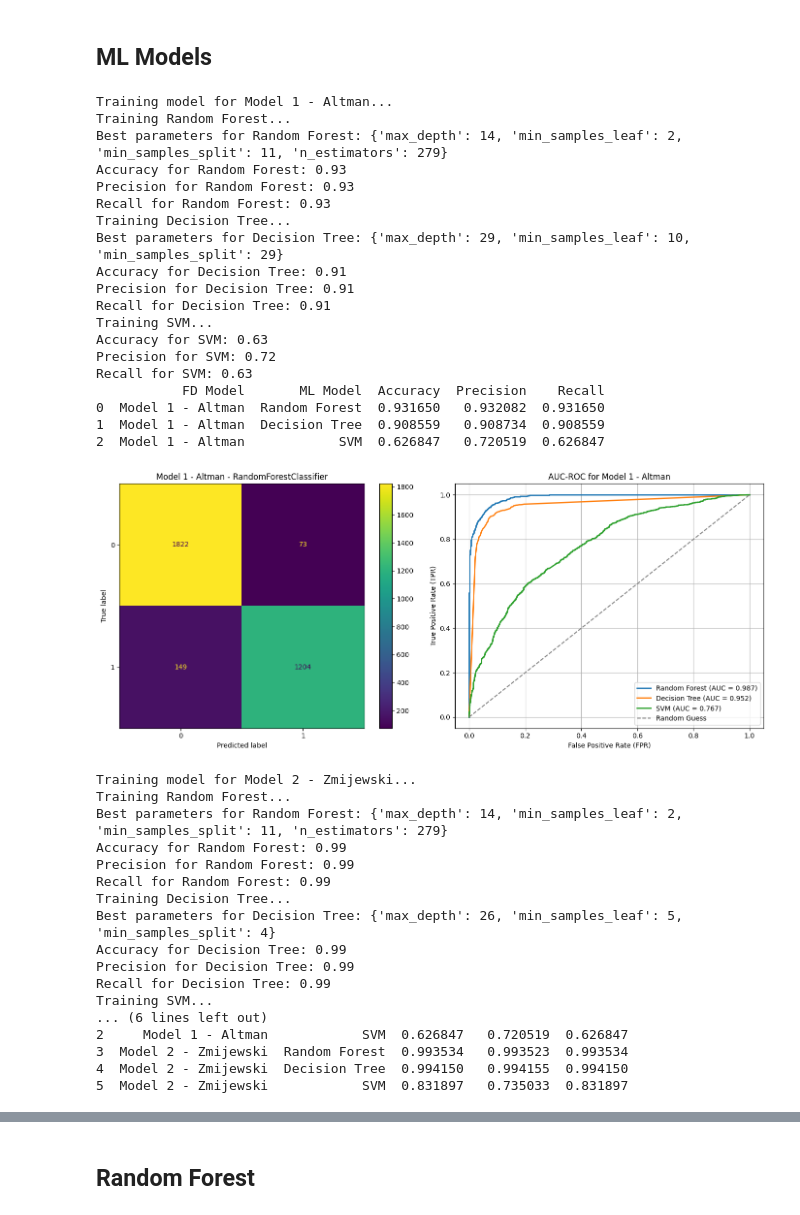
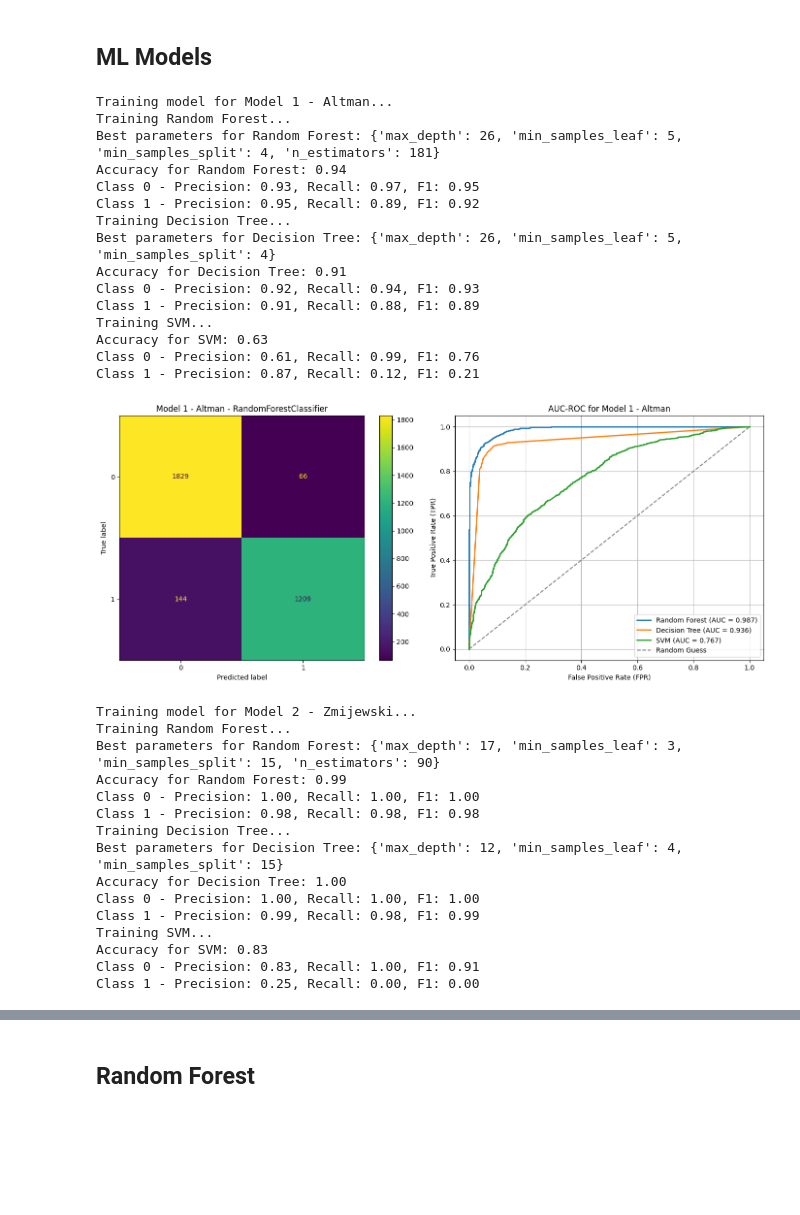
Before and after one commit to Hewhoipia/Financial-Distress-Prediction-for-Enterprises, a Jupyter notebook: FD_Example.ipynb, the cells around one changed output, grey strips where cells are left out. Cells and saved outputs as stored; diff of their text form; code cells hidden in the pictures; blank space fills up the shorter version.

```diff
--- a/FD_Example.ipynb
+++ b/FD_Example.ipynb
@@ -707,7 +707,7 @@ for FD_model in FD_iden_df.columns:
     # Calculate correlation between features and target (FD models)
     correlation_matrix = atr.corrwith(FD_iden_df[FD_model])
     correlation_df = correlation_matrix.reindex(correlation_matrix.abs().sort_values(ascending=False).index)
-    target_feature [f'{FD_model}'] = correlation_df[:8]
+    target_feature [f'{FD_model}'] = correlation_df[:10]
 
 for FD_model, feature in target_feature.items():
     print(FD_model)
@@ -757,6 +786,10 @@ performance_results = []
 # Iterate over each label column in FD_inde_df
 for FD_model in FD_iden_df.columns:
     print(f"\nTraining model for {FD_model}...")
+
+    # # Selected features
+    # filter_features = target_feature[FD_model].index.to_list()
+    # selected_features = atr[filter_features]
 
     # Splitting data
     X_train, X_test, y_train, y_test = train_test_split(atr, FD_iden_df[FD_model], test_size=0.3, random_state=42)
@@ -782,9 +815,9 @@ for FD_model in FD_iden_df.columns:
             print(f"Best parameters for {model_name}: {search.best_params_}")
         elif model_name == 'Decision Tree':
             param_distributions = {
-                'max_depth': randint(3, 300),
-                'min_samples_split': randint(2, 300),
-                'min_samples_leaf': randint(1, 300)
+                'max_depth': randint(3, 30),
+                'min_samples_split': randint(2, 30),
+                'min_samples_leaf': randint(1, 30)
             }
             search = RandomizedSearchCV(model, param_distributions, n_iter=50, scoring='accuracy', cv=10, random_state=42, n_jobs=-1)
             search.fit(X_train, y_train)
@@ -801,20 +834,25 @@ for FD_model in FD_iden_df.columns:
 
         # Evaluation
         accuracy = accuracy_score(y_test, y_pred)
-        precision = precision_score(y_test, y_pred, average='weighted')
-        recall = recall_score(y_test, y_pred, average='weighted')
+        precision = precision_score(y_test, y_pred, average=None)
+        recall = recall_score(y_test, y_pred, average=None)
+        f1 = f1_score(y_test, y_pred, average=None)
 
         print(f"Accuracy for {model_name}: {accuracy:.2f}")
-        print(f"Precision for {model_name}: {precision:.2f}")
-        print(f"Recall for {model_name}: {recall:.2f}")
+        for i, (p, r, f) in enumerate(zip(precision, recall, f1)):
+            print(f"Class {i} - Precision: {p:.2f}, Recall: {r:.2f}, F1: {f:.2f}")
 
         # Store the performance
         performance_results.append({
             'FD Model': FD_model,
             'ML Model': model_name,
             'Accuracy': accuracy,
-            'Precision': precision,
-            'Recall': recall
+            'Precision (0)': precision[0],
+            'Precision (1)': precision[1],
+            'Recall (0)': recall[0],
+            'Recall (1)': recall[1],
+            'F1 (0)': f1[0],
+            'F1 (1)': f1[1]
         })
 
         # Store the model
@@ -827,7 +865,6 @@ for FD_model in FD_iden_df.columns:
 
     # Create DataFrame to compare model performance
     performance_df = pd.DataFrame(performance_results)
-    print(performance_df)
 
     # Plot confusion matrix for the best model
     cm = confusion_matrix(y_test, best_model.predict(X_test))
@@ -839,62 +876,56 @@ for FD_model in FD_iden_df.columns:
 
     # Calculate and Plot AUC-ROC for all models
     for model_name, model in trained_ml_models.items():
         # if model_name == 'SVM':  # For SVM and other models that might need probability prediction
         #     model.probability = True
 
         # Calculate AUC-ROC if applicable
         if len(model.classes_) == 2:  # Binary classification
             y_prob = model.predict_proba(X_test)[:, 1]  # Probabilities for the positive class
             auc_score = roc_auc_score(y_test, y_prob)
             fpr, tpr, thresholds = roc_curve(y_test, y_prob)
 
             ax[1].plot(fpr, tpr, lw=2, label=f'{model_name} (AUC = {auc_score:.3f})')
 
     ax[1].plot([0, 1], [0, 1], color='gray', linestyle='--', label='Random Guess')
     ax[1].set_title(f'AUC-ROC for {FD_model}')
     ax[1].set_xlabel('False Positive Rate (FPR)')
     ax[1].set_ylabel('True Positive Rate (TPR)')
     ax[1].legend(loc='lower right')
     ax[1].grid()
 
     plt.tight_layout()
     plt.show()
 # %% [output]
 Training model for Model 1 - Altman...
 Training Random Forest...
-Best parameters for Random Forest: {'max_depth': 14, 'min_samples_leaf': 2, 'min_samples_split': 11, 'n_estimators': 279}
-Accuracy for Random Forest: 0.93
-Precision for Random Forest: 0.93
-Recall for Random Forest: 0.93
+Best parameters for Random Forest: {'max_depth': 26, 'min_samples_leaf': 5, 'min_samples_split': 4, 'n_estimators': 181}
+Accuracy for Random Forest: 0.94
+Class 0 - Precision: 0.93, Recall: 0.97, F1: 0.95
+Class 1 - Precision: 0.95, Recall: 0.89, F1: 0.92
 Training Decision Tree...
-Best parameters for Decision Tree: {'max_depth': 29, 'min_samples_leaf': 10, 'min_samples_split': 29}
+Best parameters for Decision Tree: {'max_depth': 26, 'min_samples_leaf': 5, 'min_samples_split': 4}
 Accuracy for Decision Tree: 0.91
-Precision for Decision Tree: 0.91
-Recall for Decision Tree: 0.91
+Class 0 - Precision: 0.92, Recall: 0.94, F1: 0.93
+Class 1 - Precision: 0.91, Recall: 0.88, F1: 0.89
 Training SVM...
 Accuracy for SVM: 0.63
-Precision for SVM: 0.72
-Recall for SVM: 0.63
-           FD Model       ML Model  Accuracy  Precision    Recall
-0  Model 1 - Altman  Random Forest  0.931650   0.932082  0.931650
-1  Model 1 - Altman  Decision Tree  0.908559   0.908734  0.908559
-2  Model 1 - Altman            SVM  0.626847   0.720519  0.626847
+Class 0 - Precision: 0.61, Recall: 0.99, F1: 0.76
+Class 1 - Precision: 0.87, Recall: 0.12, F1: 0.21
-[figure, old version]
+[figure, new version]
 Training model for Model 2 - Zmijewski...
 Training Random Forest...
-Best parameters for Random Forest: {'max_depth': 14, 'min_samples_leaf': 2, 'min_samples_split': 11, 'n_estimators': 279}
+Best parameters for Random Forest: {'max_depth': 17, 'min_samples_leaf': 3, 'min_samples_split': 15, 'n_estimators': 90}
 Accuracy for Random Forest: 0.99
-Precision for Random Forest: 0.99
-Recall for Random Forest: 0.99
+Class 0 - Precision: 1.00, Recall: 1.00, F1: 1.00
+Class 1 - Precision: 0.98, Recall: 0.98, F1: 0.98
 Training Decision Tree...
-Best parameters for Decision Tree: {'max_depth': 26, 'min_samples_leaf': 5, 'min_samples_split': 4}
-Accuracy for Decision Tree: 0.99
-Precision for Decision Tree: 0.99
-Recall for Decision Tree: 0.99
+Best parameters for Decision Tree: {'max_depth': 12, 'min_samples_leaf': 4, 'min_samples_split': 15}
+Accuracy for Decision Tree: 1.00
+Class 0 - Precision: 1.00, Recall: 1.00, F1: 1.00
+Class 1 - Precision: 0.99, Recall: 0.98, F1: 0.99
 Training SVM...
-... (6 lines left out)
-2     Model 1 - Altman            SVM  0.626847   0.720519  0.626847
-3  Model 2 - Zmijewski  Random Forest  0.993534   0.993523  0.993534
-4  Model 2 - Zmijewski  Decision Tree  0.994150   0.994155  0.994150
-5  Model 2 - Zmijewski            SVM  0.831897   0.735033  0.831897
+Accuracy for SVM: 0.83
+Class 0 - Precision: 0.83, Recall: 1.00, F1: 0.91
+Class 1 - Precision: 0.25, Recall: 0.00, F1: 0.00
 [figure]
```
Also changed, not shown: parts of 6 cells of this notebook, 7 other files.
